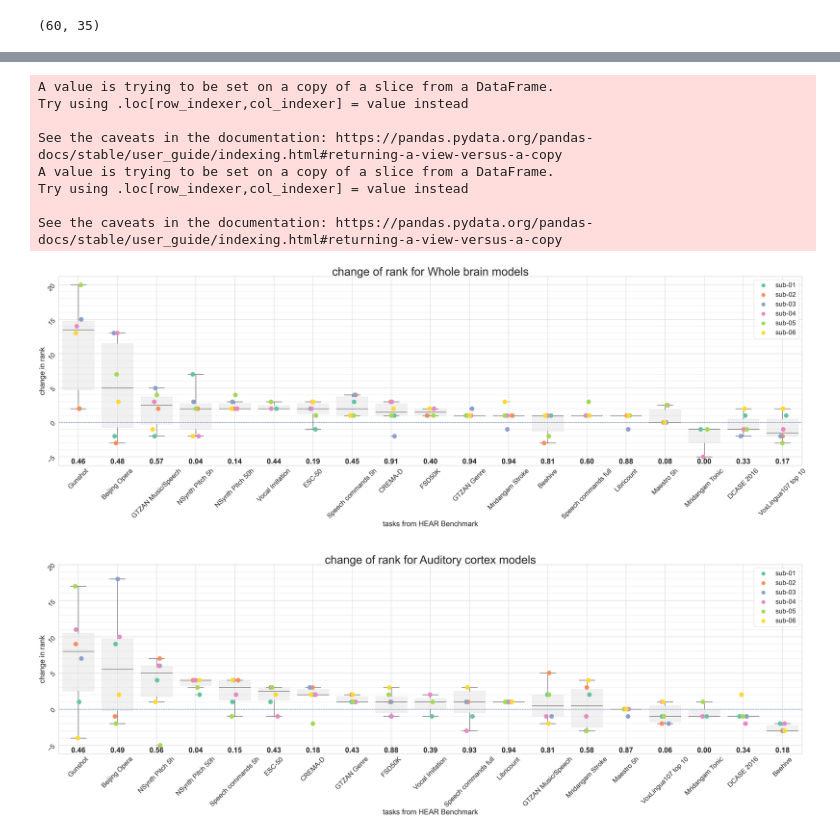
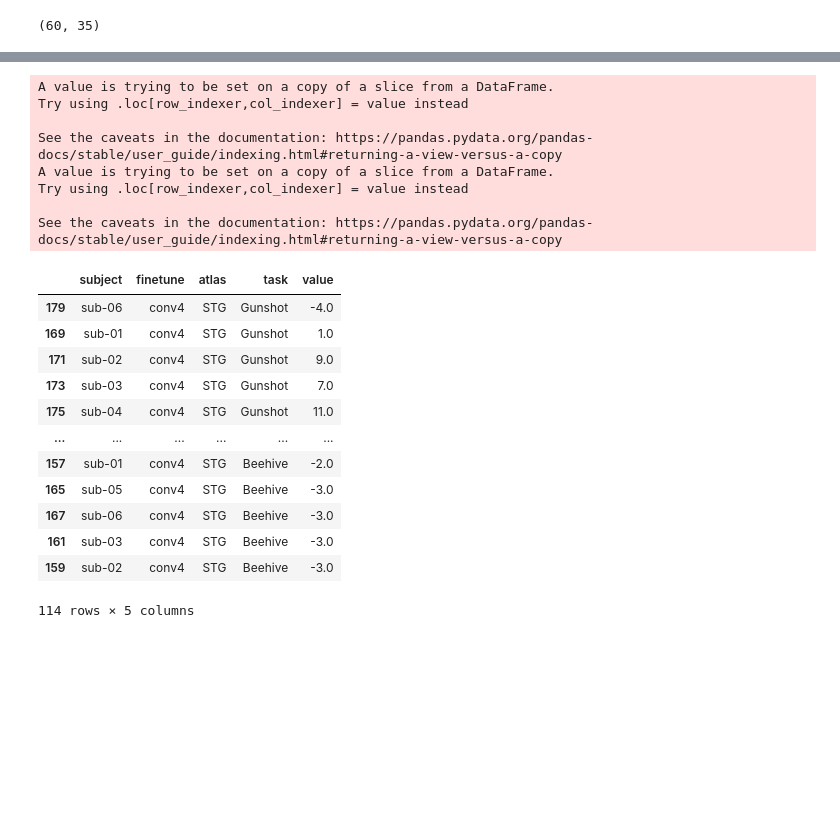
Before and after one commit to brain-bzh/cNeuromod_encoding_2020, a Jupyter notebook: jupyter_notebooks/hear_eval_figure.ipynb, the cells around one changed output, grey strips where cells are left out. Drawn from its saved outputs; the diff is of its cells as text; code cells hidden in the pictures; blank space fills up the shorter version.

```diff
--- a/jupyter_notebooks/hear_eval_figure.ipynb
+++ b/jupyter_notebooks/hear_eval_figure.ipynb
@@ -239,81 +221,44 @@ df_acc_stg = df_acc_stg[df_acc_stg.columns[3:]].median(axis='rows')
 med_acc_stg = df_acc_stg.tolist()
 df_acc_wb = df_acc.loc[(df_acc['finetune']=='conv4') & (df_acc['atlas']=='wholebrain')]
 df_acc_wb = df_acc_wb[df_acc_wb.columns[3:]].median(axis='rows')
 med_acc_wb = df_acc_wb.tolist()
 
 df2 = df_rank_diff
 df_ccn = df2.loc[(df2['finetune']=='conv4')]
 df_ccn = df_ccn.reindex(columns=categories).reset_index()
 df_ccn_wb = df_ccn.loc[df_ccn['atlas']=='wholebrain'].median(axis='rows').sort_values(ascending=False)
 df_ccn_stg = df_ccn.loc[df_ccn['atlas']=='STG'].median(axis='rows').sort_values(ascending=False)
 order_stg = df_ccn_stg.index
 order_wb = df_ccn_wb.index
 
-df_basis = pd.DataFrame([], columns=['subject', 'atlas'])
-task = []
-value = pd.Series(name='value', dtype=int)
-
-for task_name in df_ccn.columns[4:]:
-    df_basis = df_basis.append(df_ccn[['subject', 'atlas']])
-    value = value.append(df_ccn[task_name])
-    task += len(df_ccn[task_name]) * [task_name]
-df_basis['task'] = task
-df_basis['value']= value.values
-df_result = df_basis.reset_index()
-df_result.pop('index')
+df_result = concat_all_tasks_in_df_with_task_column(df=df_ccn)
 
 df_wb = df_result.loc[df_result['atlas']=='wholebrain']
 df_stg = df_result.loc[df_result['atlas']=='STG']
 
 df_wb["task"] = pd.Categorical(df_wb["task"], categories = order_wb)
 df_stg["task"] = pd.Categorical(df_stg["task"], categories = order_stg)
 df_wb.sort_values(by = "task")
 df_stg.sort_values(by = "task")
-
-#figure
-sns.set_theme(context='poster', style='whitegrid', font_scale=2)
-fig = plt.figure(figsize=(70, 50), constrained_layout=True)
-grid = fig.add_gridspec(ncols=1, nrows=2)
-
-ax_wb = fig.add_subplot(grid[0,0])
-ax_wb.set_title('change of rank for Whole brain models')
-ax_stg = fig.add_subplot(grid[1,0])
-ax_stg.set_title('change of rank for Auditory cortex models')
-
-for (ax, df_a, med) in [(ax_wb, df_wb, med_acc_wb), (ax_stg, df_stg, med_acc_stg)]:
-    sns.boxplot(data = df_a, x='task',  y='value', ax=ax, boxprops={'alpha': 0.4, 'color':'gainsboro'})
-    sns.stripplot(data = df_a, x='task', y='value', hue="subject", ax=ax, palette="Set2", size=30)
-    ax.legend(loc='best',markerscale=3)
-    ax.tick_params(rotation = 45)
-    ax.set_ylabel('change in rank')
-    ax.set_xlabel('tasks from HEAR Benchmark')
-    ax.axhline(0, ls='--')
-    ax.title.set_size(75)
-
-    major_ticks = np.arange(-5, 21, 5)
-    minor_ticks = np.arange(-5, 21, 1)
-    ax.set_yticks(major_ticks)
-    ax.set_yticks(minor_ticks, minor=True)
-    ax.grid(which='minor', alpha=0.5)
-    ax.grid(which='major', alpha=1)
-
-    med = ["%.2f" % val for val in med]
-    for xtick in ax.get_xticks():
-        ax.text(xtick,-6,med[xtick],
-            horizontalalignment='center', weight='semibold')
-grid.update(hspace = 0.1)
-
-savepath = '/home/maelle/Results/figures/heareval'
-savename = 'fig_heareval_ccn2022.jpg'
-plt.savefig(os.path.join(savepath, savename))
-#fig.suptitle('difference of rank between the model Conv4 and the baseline (median accuracy of Conv4 above task label)')
 # %% [output]
 A value is trying to be set on a copy of a slice from a DataFrame.
 Try using .loc[row_indexer,col_indexer] = value instead
 
 See the caveats in the documentation: https://pandas.pydata.org/pandas-docs/stable/user_guide/indexing.html#returning-a-view-versus-a-copy
 A value is trying to be set on a copy of a slice from a DataFrame.
 Try using .loc[row_indexer,col_indexer] = value instead
 
 See the caveats in the documentation: https://pandas.pydata.org/pandas-docs/stable/user_guide/indexing.html#returning-a-view-versus-a-copy
-[figure, removed]
+|  | subject | finetune | atlas | task | value |
+| 179 | sub-06 | conv4 | STG | Gunshot | -4.0 |
+| 169 | sub-01 | conv4 | STG | Gunshot | 1.0 |
+| 171 | sub-02 | conv4 | STG | Gunshot | 9.0 |
+| 173 | sub-03 | conv4 | STG | Gunshot | 7.0 |
+| 175 | sub-04 | conv4 | STG | Gunshot | 11.0 |
+| ... | ... | ... | ... | ... | ... |
+| 157 | sub-01 | conv4 | STG | Beehive | -2.0 |
+| 165 | sub-05 | conv4 | STG | Beehive | -3.0 |
+| 167 | sub-06 | conv4 | STG | Beehive | -3.0 |
+| 161 | sub-03 | conv4 | STG | Beehive | -3.0 |
+| 159 | sub-02 | conv4 | STG | Beehive | -3.0 |
+114 rows × 5 columns
```
Also changed, not shown: parts of 11 cells of this notebook, 5 other files.
